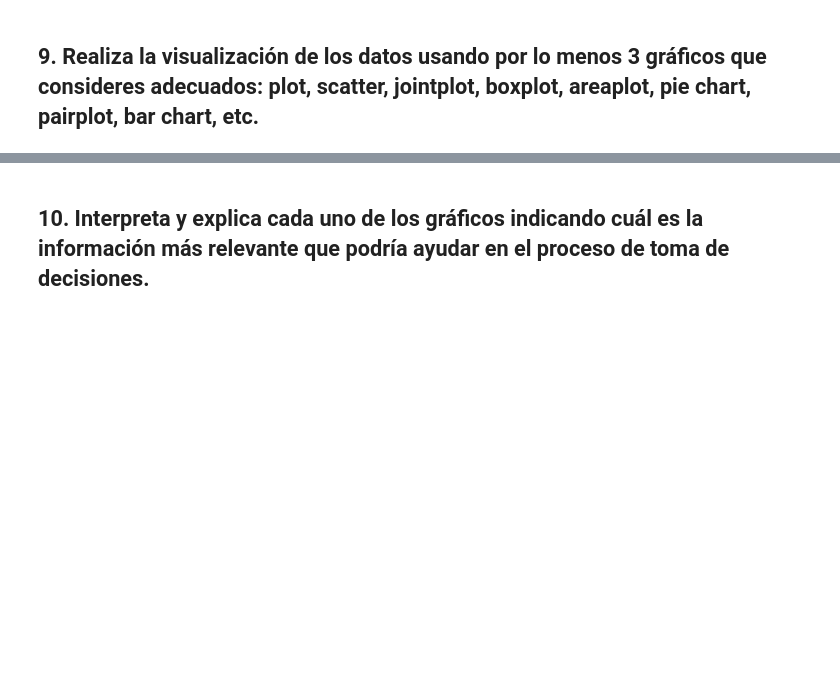
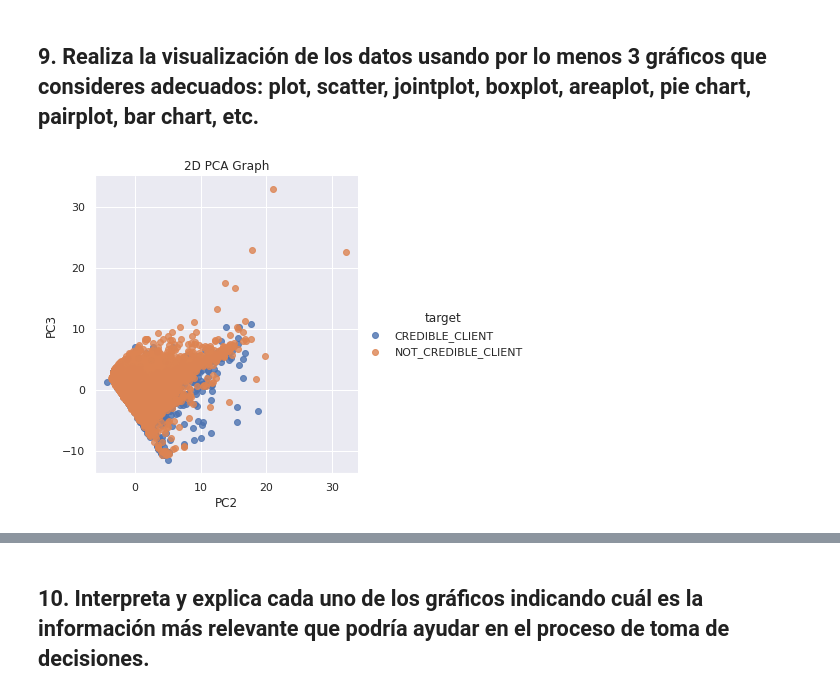
Before and after one commit to PosgradoMNA/actividades-de-aprendizaje-feracor, a Jupyter notebook: A01794022_Actividad_Semanal_6_visualizacion.ipynb, the cells around one changed output, grey strips where cells are left out. Cells and saved outputs as stored; diff of their text form; code cells hidden in the pictures; blank space fills up the shorter version.

```diff
--- a/A01794022_Actividad_Semanal_6_visualizacion.ipynb
+++ b/A01794022_Actividad_Semanal_6_visualizacion.ipynb
@@ -247,0 +231,6 @@ escalar_df
+# %%
+X = df.loc[:, df.columns != 'Y'].values
+Y = df['Y'].values
+X_scal = StandardScaler().fit_transform(X)
+escalar_df = pd.DataFrame(X_scal)
+escalar_df
@@ -340,3 +332,35 @@ plt.show()
 # %% [markdown]
 
 ## 9. Realiza la visualización de los datos usando por lo menos 3 gráficos que consideres adecuados: plot, scatter, jointplot, boxplot, areaplot, pie chart, pairplot, bar chart, etc.
+# %%
+pca = PCA(n_components=2)
+
+columnas_pca = pca.fit_transform(X_scal)
+
+pca_df = pd.DataFrame(
+    data=columnas_pca,
+    columns=['PC2', 'PC3'])
+
+target_names = {
+    0.0:'NOT_CREDIBLE_CLIENT',
+    1.0:'CREDIBLE_CLIENT'
+}
+
+pca_df['target'] = Y
+pca_df['target'] = pca_df['target'].map(target_names)
+
+sns.set()
+
+sns.lmplot(
+    x='PC2',
+    y='PC3',
+    data=pca_df,
+    hue='target',
+    fit_reg=False,
+    legend=True
+    )
+
+plt.title('2D PCA Graph')
+plt.show()
+# %% [output]
+[figure, added]
```
Also changed, not shown: parts of 11 cells of this notebook.
